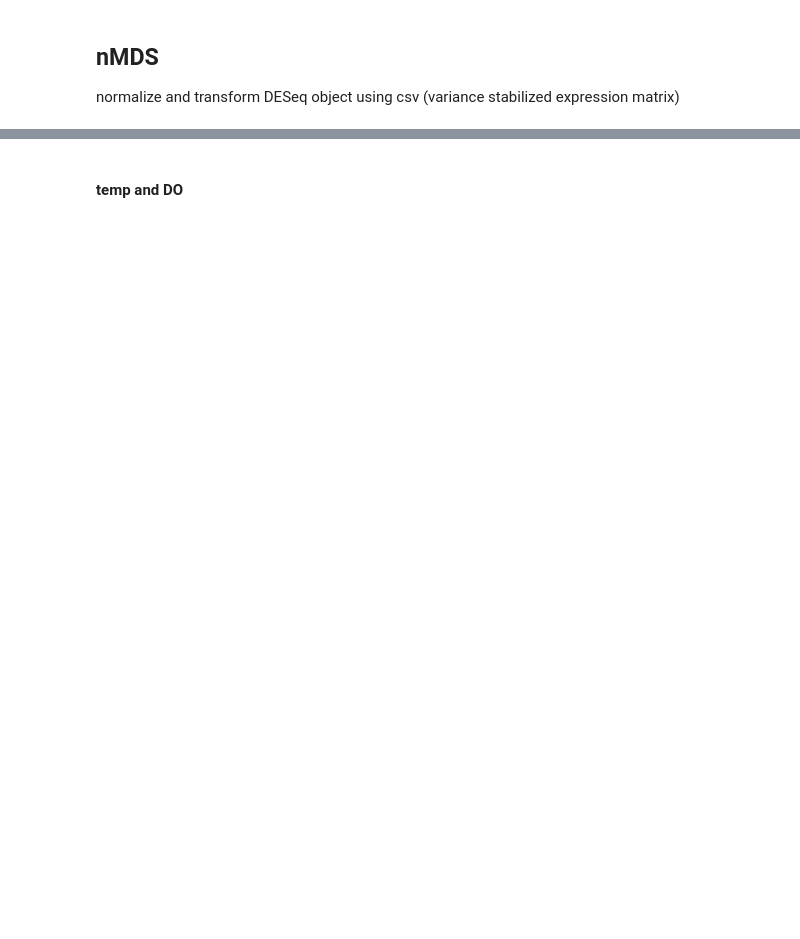
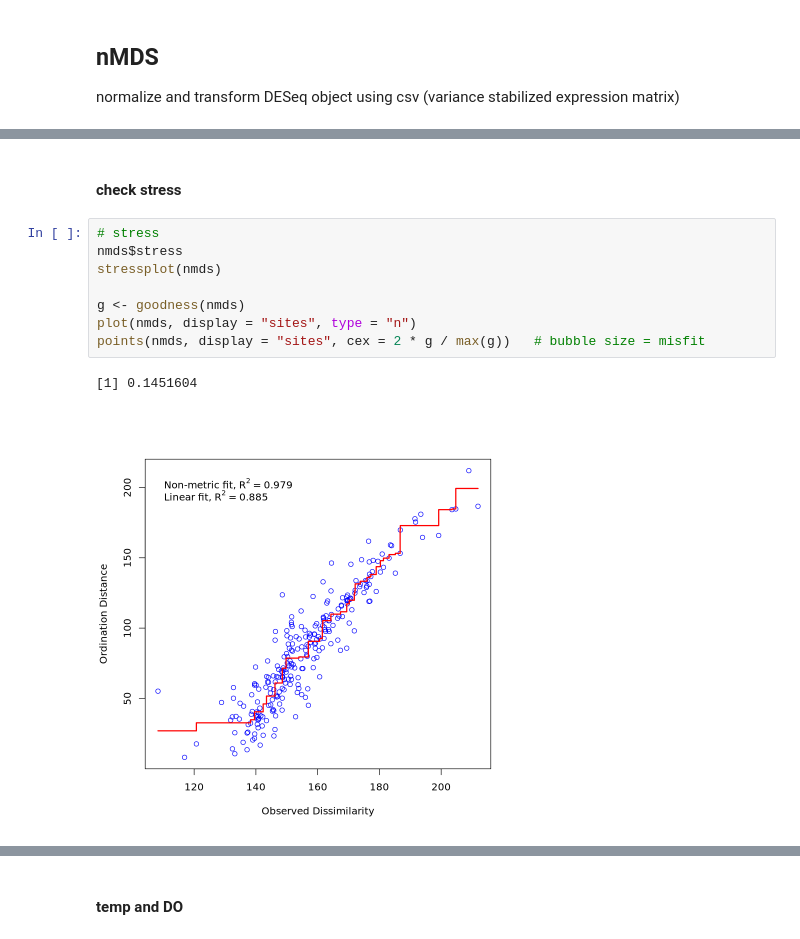
Before and after one commit to jgmcdonough/CE24_RNA-seq, a Jupyter notebook: analysis/diff_expression/phase1_v_phase1/filter_deseq_p1.v.p1.ipynb, the cells around one changed output, grey strips where cells are left out. Cells and saved outputs as stored; diff of their text form; blank space fills up the shorter version.

```diff
--- a/analysis/diff_expression/phase1_v_phase1/filter_deseq_p1.v.p1.ipynb
+++ b/analysis/diff_expression/phase1_v_phase1/filter_deseq_p1.v.p1.ipynb
@@ -360,0 +415,13 @@ A data.frame: 6 × 12
+# %% [markdown]
+#### check stress
+# %%
+# stress
+nmds$stress
+stressplot(nmds)
+
+g <- goodness(nmds)
+plot(nmds, display = "sites", type = "n")
+points(nmds, display = "sites", cex = 2 * g / max(g))   # bubble size = misfit
+# %% [output]
+[1] 0.1451604
+[figure, added]
```
Also changed, not shown: parts of 20 cells of this notebook.
